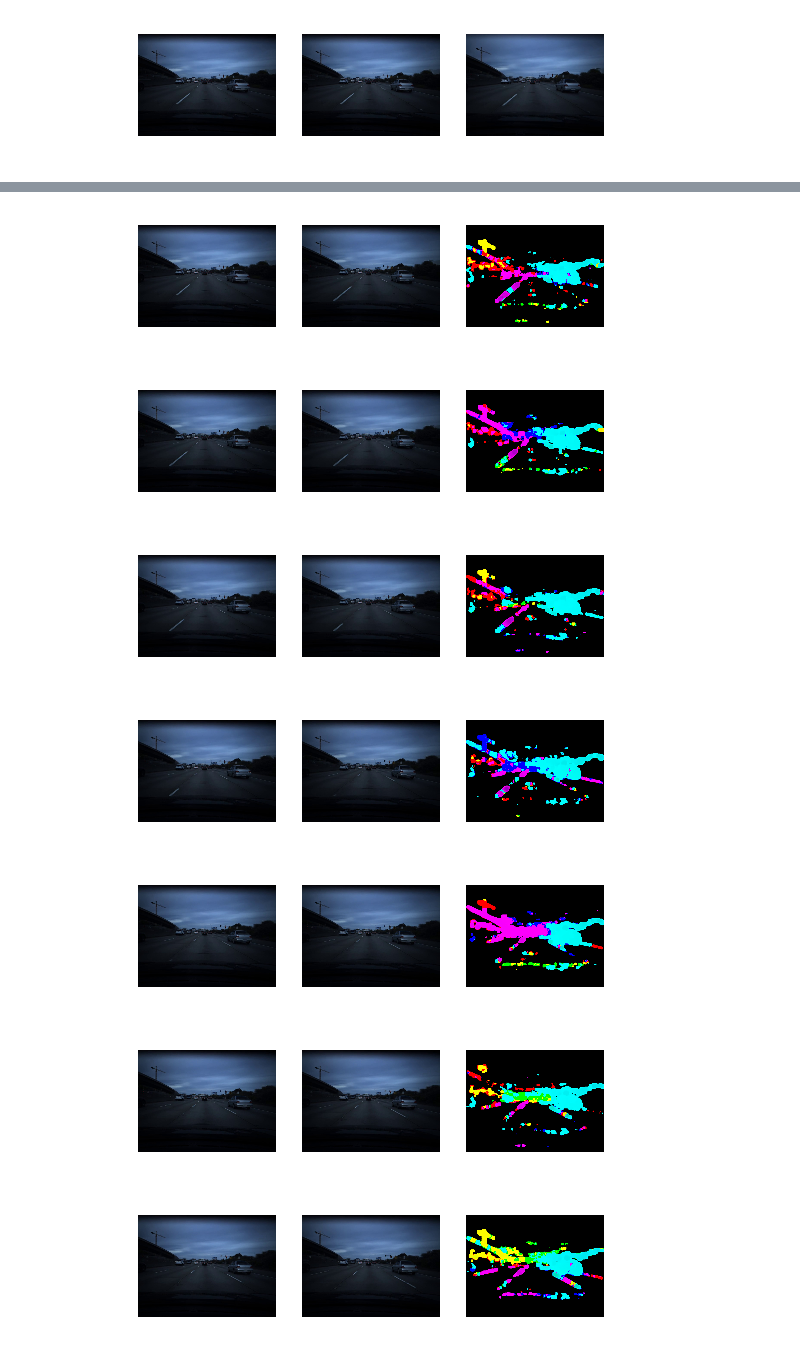
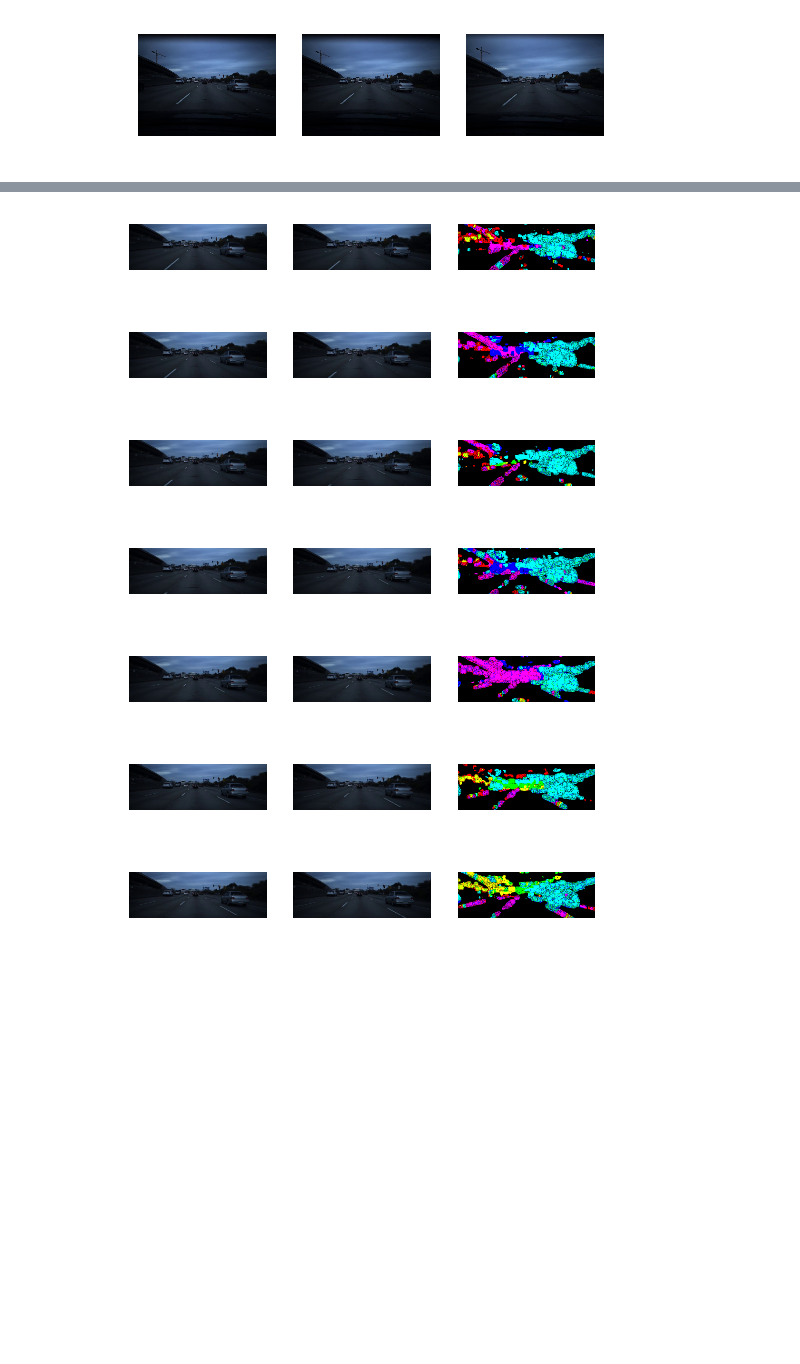
Before and after one commit to afcarl/speed-predictor, a Jupyter notebook: image_processing.ipynb, the cells around one changed output, grey strips where cells are left out. Saved outputs shown, nothing was run; the diff lists cells and outputs as text; code cells hidden in the pictures; blank space fills up the shorter version.

Commit message:
clean up optical flow processing

```diff
--- a/image_processing.ipynb
+++ b/image_processing.ipynb
@@ -109,13 +114,14 @@ show_3(*augment_images(map(img_from_file, img_files[150:153])))
 # %%
 for i in range(100, 110):
   old, new = list(map(img_from_file, img_files[i:i+2]))
   flow = average_optical_flow_dense([old, new])
+  old, new, flow = list(crop_resize_images([old, new, flow]))
   show_3(old, new, flow)
 # %% [output]
-[figure, old version]
+[figure, new version]
-[figure, old version]
+[figure, new version]
-[figure, old version]
+[figure, new version]
-[figure, old version]
+[figure, new version]
-[figure, old version]
+[figure, new version]
-[figure, old version]
+[figure, new version]
-[figure, old version]
+[figure, new version]
```
Also changed, not shown: parts of 14 cells of this notebook, 3 other files.
